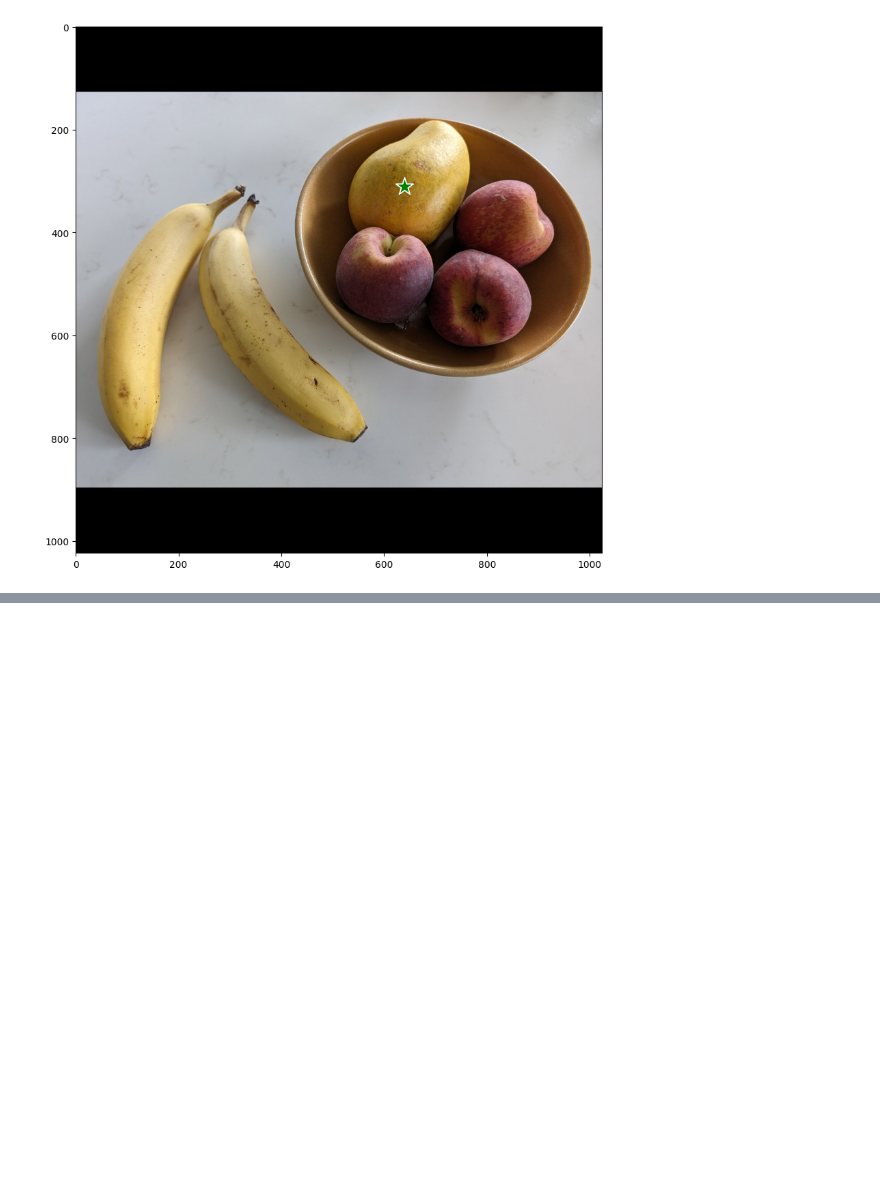
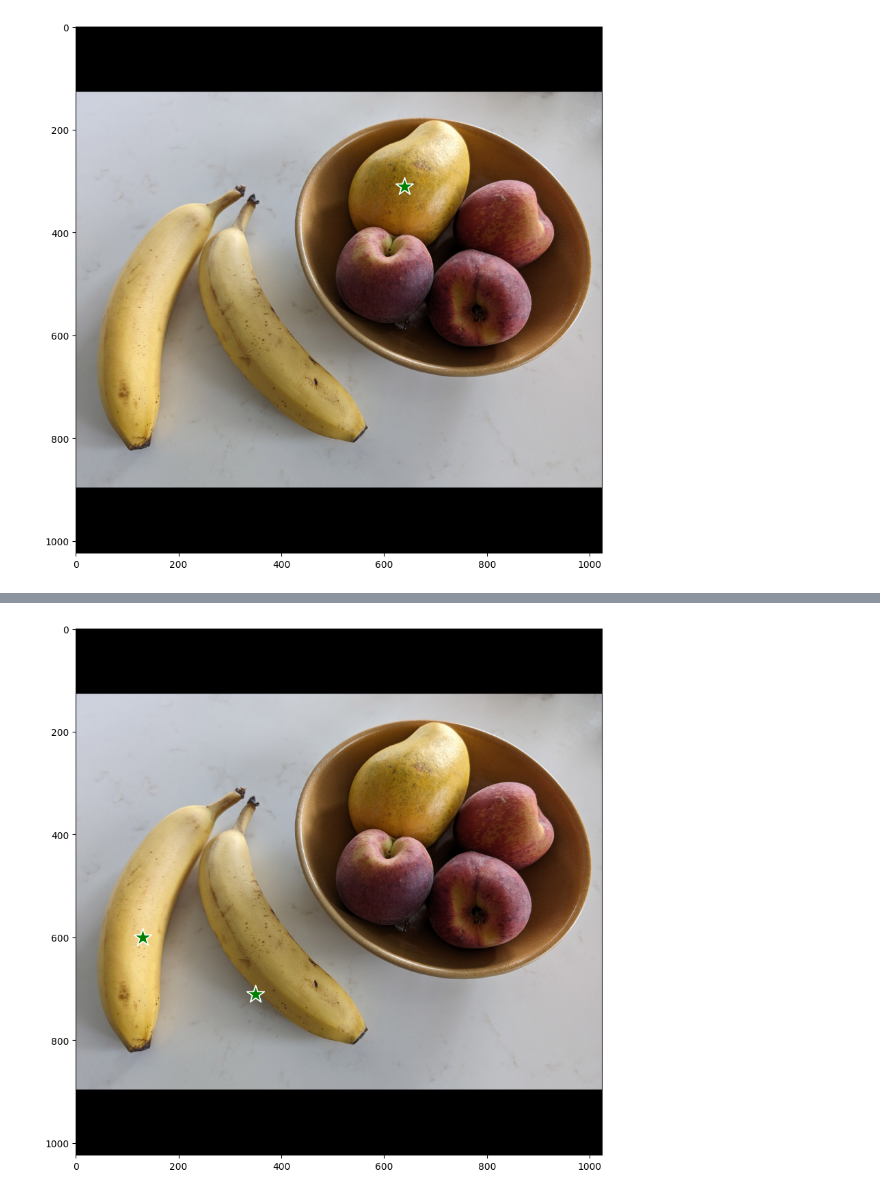
Before and after one commit to Rijan-Joshi/Lil_Learn, a Jupyter notebook: segmentation/sam.ipynb, the cells around one changed output, grey strips where cells are left out. Saved outputs shown, nothing was run; the diff lists cells and outputs as text; code cells hidden in the pictures; blank space fills up the shorter version.

```diff
--- a/segmentation/sam.ipynb
+++ b/segmentation/sam.ipynb
@@ -146,0 +185,11 @@ final_mask = masks[best_mask_idx]
+# %%
+# Predicting banana
+
+input_point = np.array([[130, 600], [350, 710]])
+input_label = np.array([1, 1])
+
+plt.figure(figsize=(10, 10))
+show_image(padded_image, plt.gca())
+show_points(input_point, plt.gca())
+# %% [output]
+[figure, added]
```
Also changed, not shown: parts of 9 cells of this notebook.
